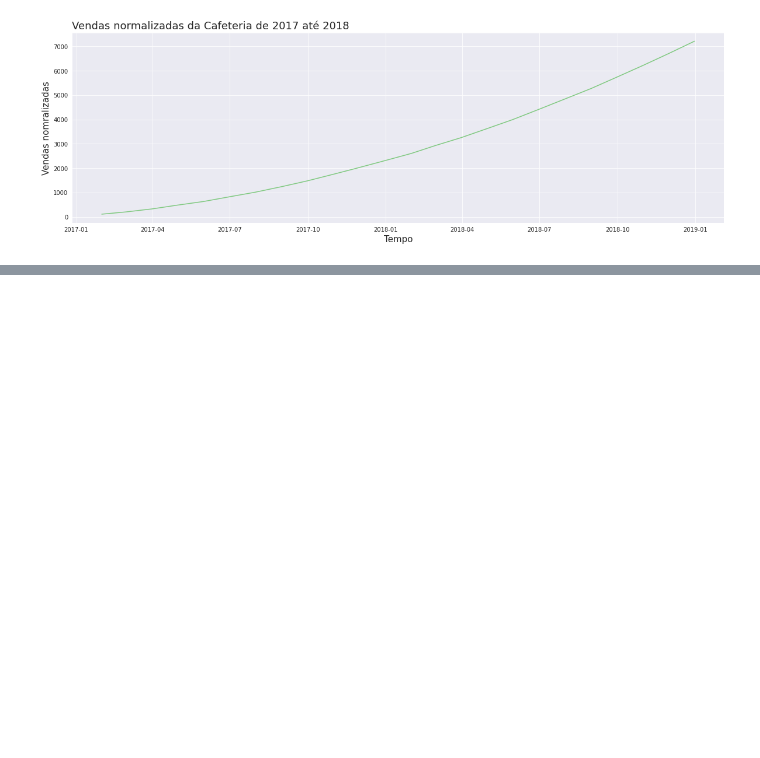
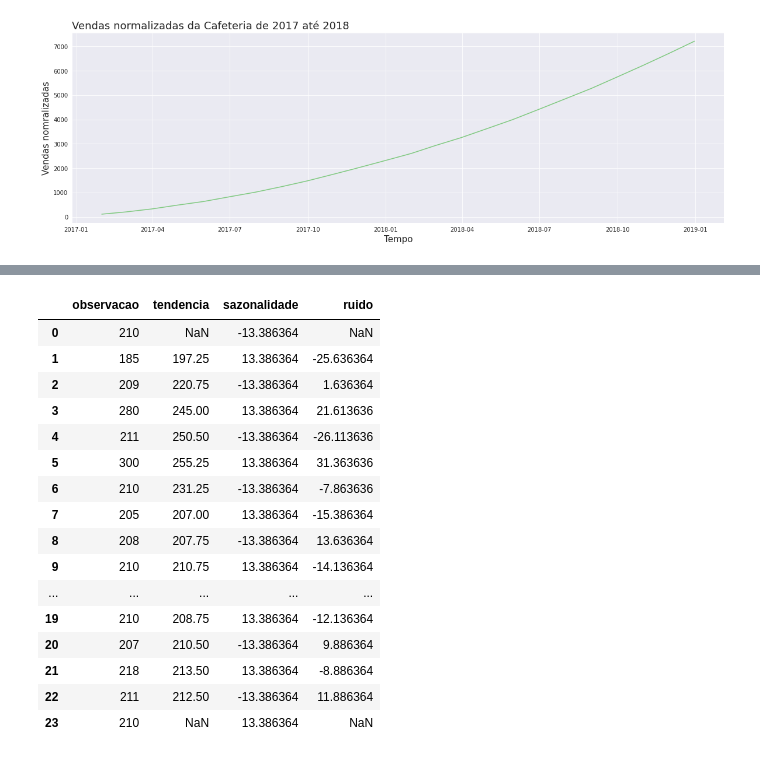
Before and after one commit to King-Bowie/TimeSeries, a Jupyter notebook: TimeSeries.ipynb, the cells around one changed output, grey strips where cells are left out. Cells and saved outputs as stored; diff of their text form; code cells hidden in the pictures; blank space fills up the shorter version.

```diff
--- a/TimeSeries.ipynb
+++ b/TimeSeries.ipynb
@@ -499,0 +515,27 @@ plt.show()
+# %%
+data = ({
+    'observacao' : observacao,
+    'tendencia' : tendencia,
+    'sazonalidade' : sazonalidade,
+    'ruido' : ruido
+})
+resultado = pd.DataFrame(data)
+resultado
+# %% [output]
+|  | observacao | tendencia | sazonalidade | ruido |
+| 0 | 210 | NaN | -13.386364 | NaN |
+| 1 | 185 | 197.25 | 13.386364 | -25.636364 |
+| 2 | 209 | 220.75 | -13.386364 | 1.636364 |
+| 3 | 280 | 245.00 | 13.386364 | 21.613636 |
+| 4 | 211 | 250.50 | -13.386364 | -26.113636 |
+| 5 | 300 | 255.25 | 13.386364 | 31.363636 |
+| 6 | 210 | 231.25 | -13.386364 | -7.863636 |
+| 7 | 205 | 207.00 | 13.386364 | -15.386364 |
+| 8 | 208 | 207.75 | -13.386364 | 13.636364 |
+| 9 | 210 | 210.75 | 13.386364 | -14.136364 |
+| ... | ... | ... | ... | ... |
+| 19 | 210 | 208.75 | 13.386364 | -12.136364 |
+| 20 | 207 | 210.50 | -13.386364 | 9.886364 |
+| 21 | 218 | 213.50 | 13.386364 | -8.886364 |
+| 22 | 211 | 212.50 | -13.386364 | 11.886364 |
+| 23 | 210 | NaN | 13.386364 | NaN |
```
Also changed, not shown: parts of 11 cells of this notebook.
